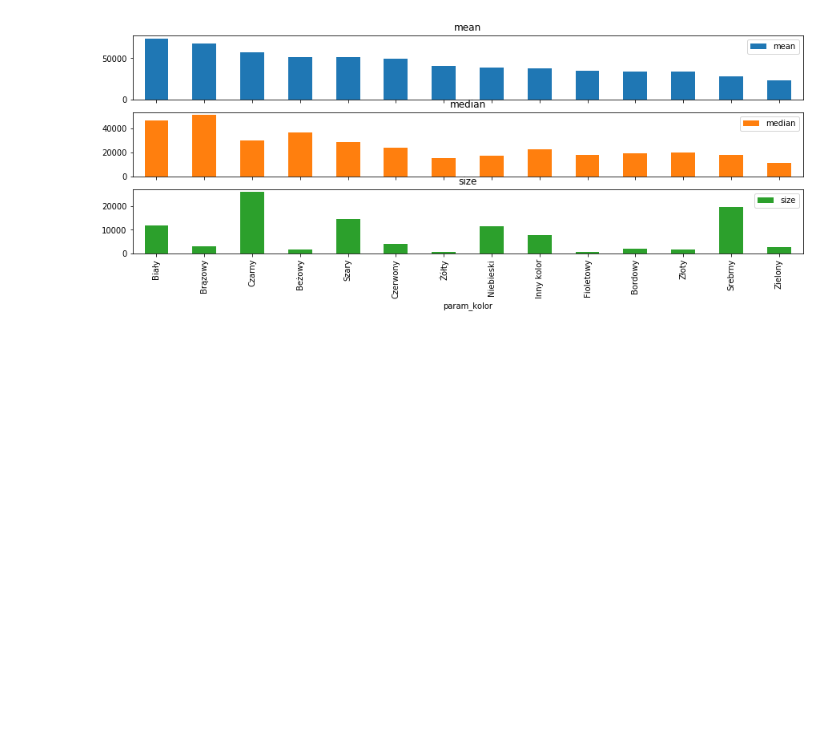
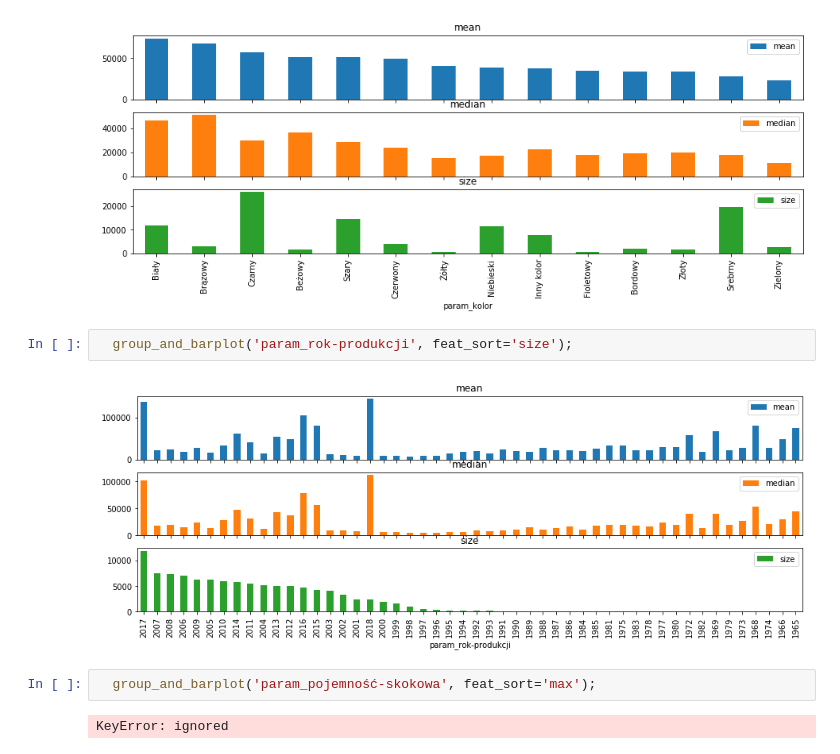
Before and after one commit to koszmar842/dw_matrix_car, a Jupyter notebook: day2_visualisation.ipynb, the cells around one changed output. Saved outputs shown, nothing was run; the diff lists cells and outputs as text; blank space fills up the shorter version.

Commit message:
add visualisation

```diff
--- a/day2_visualisation.ipynb
+++ b/day2_visualisation.ipynb
@@ -86,3 +86,11 @@ def group_and_barplot(feat_groupby, feat_agg='price_value', agg_funcs=[np.mean,
  group_and_barplot('param_kolor', feat_sort='mean');
 # %% [output]
 [figure]
+# %%
+  group_and_barplot('param_rok-produkcji', feat_sort='size');
+# %% [output]
+[figure, added]
+# %%
+  group_and_barplot('param_pojemność-skokowa', feat_sort='max');
+# %% [output]
+KeyError: ignored
```
